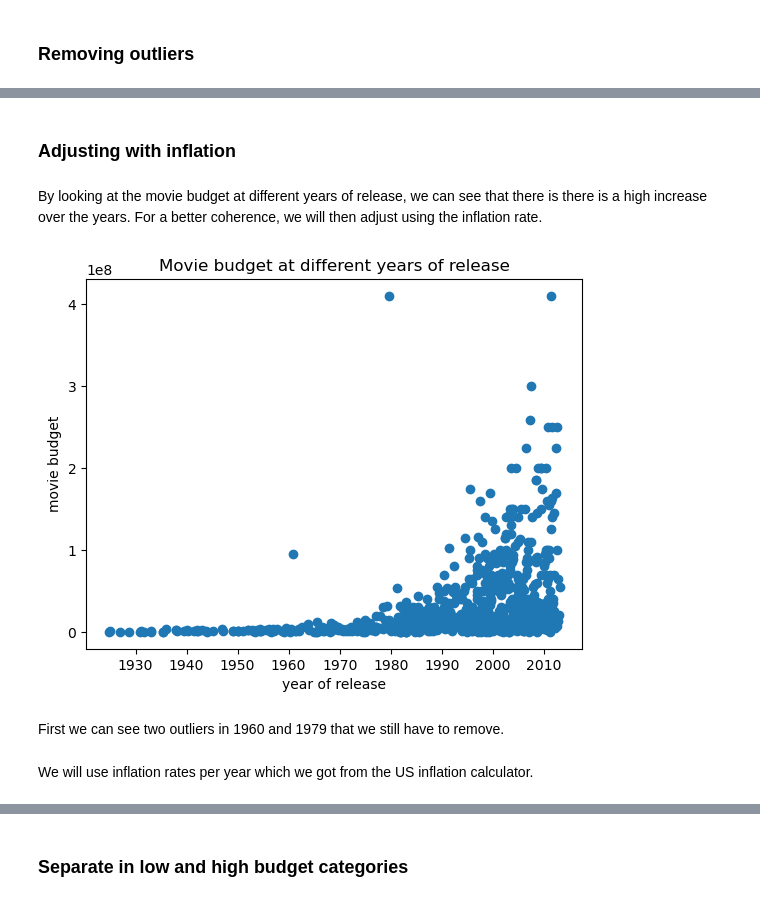
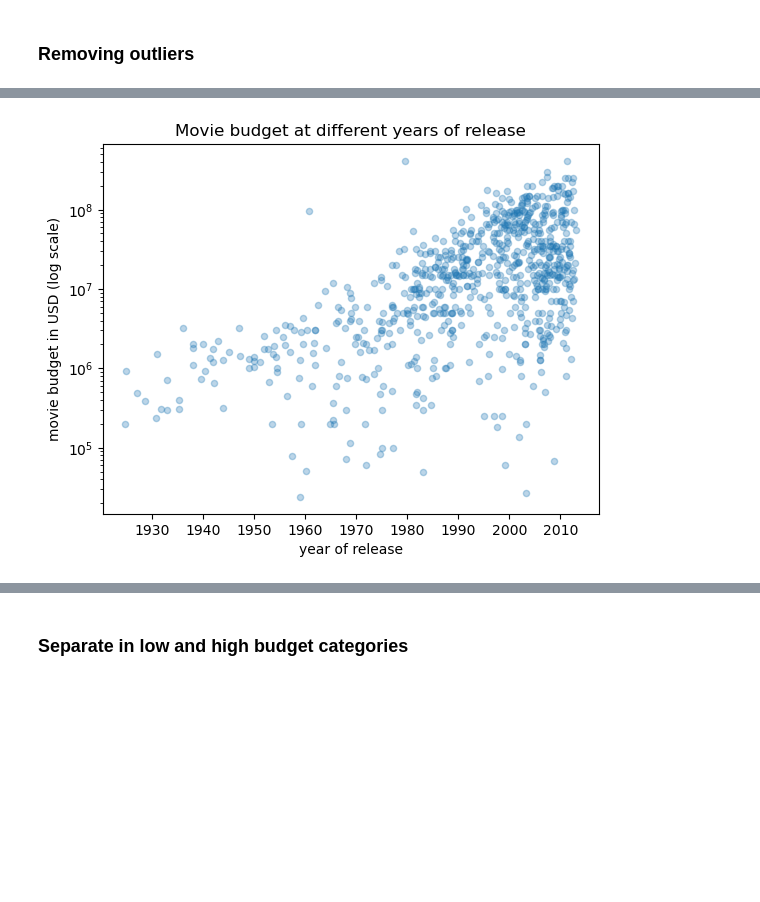
Before and after one commit to epfl-ada/ada-2023-project-thesuricates, a Jupyter notebook: milestone2.ipynb, the cells around one changed output, grey strips where cells are left out. Saved outputs shown, nothing was run; the diff lists cells and outputs as text; code cells hidden in the pictures; blank space fills up the shorter version.

```diff
--- a/milestone2.ipynb
+++ b/milestone2.ipynb
@@ -163,36 +166,23 @@ First, we will remove the outliers of our data in terms of multiplier between th
 # %%
 # Create a new column corresponding to the ratio between the revenue and budget of the movie
 movie_features['multiplier'] = movie_features['boxOffice'] / movie_features['cost']
+
+outliers = (movie_features['multiplier']  < movie_features['multiplier'].quantile(0.02)) | (movie_features['multiplier']  > movie_features['multiplier'].quantile(0.98))
+to_high_budget = 1*10**10
+to_low_budget = 1.2*10**4
+
+# Remove outliers from the movie_features dataframe
+movie_features_no_outliers = movie_features[(movie_features['multiplier'] != outliers) & (movie_features['cost'] < to_high_budget) & (movie_features['cost'] > to_low_budget)]
-# %%
-# Define the upper and lower bounds by looking at our data
-lower_bound = 0.1
-upper_bound = 50
-
-# Filter out rows with values outside the bounds
-movie_features_no_outliers = movie_features[(movie_features['multiplier'] >= lower_bound) & (movie_features['multiplier'] <= upper_bound)].copy()
-# %% [markdown]
-### Adjusting with inflation
-# %% [markdown]
- By looking at the movie budget at different years of release, we can see that there is there is a high increase over the years. For a better coherence, we will then adjust using the inflation rate.
-# %%
-# Convert our movies release date to datetime
-def convert_to_datetime(date_str):
-    try:
-        return pd.to_datetime(date_str)
-    except ValueError:
-        # if there is only the year, add a month and day (1st of January)
-        return pd.to_datetime(date_str + '-01-01')
 # %%
 # Convert the movies date of release to datetime
 movie_features_no_outliers['movieReleaseDate'] = movie_features_no_outliers['movieReleaseDate'].apply(convert_to_datetime)
 # %%
 # Plot the movie budget at different years of release
-plt.scatter(movie_features_no_outliers['movieReleaseDate'], movie_features_no_outliers['cost'])
+plt.scatter(movie_features_no_outliers['movieReleaseDate'], movie_features_no_outliers['cost'], alpha=0.3, s=20)
 plt.title('Movie budget at different years of release')
 plt.xlabel('year of release')
-plt.ylabel('movie budget')
+plt.ylabel('movie budget in USD (log scale)')
+plt.yscale('log')
 plt.show()
 # %% [output]
-[figure, old version]
+[figure, new version]
-# %% [markdown]
-First we can see two outliers in 1960 and 1979 that we still have to remove.
@@ -202,2 +188,0 @@ movie_features_no_outliers= movie_features_no_outliers[~movie_features_no_outlie
-# %% [markdown]
-We will use inflation rates per year which we got from the US inflation calculator.
```
Also changed, not shown: parts of 23 cells of this notebook, 3 other files.
